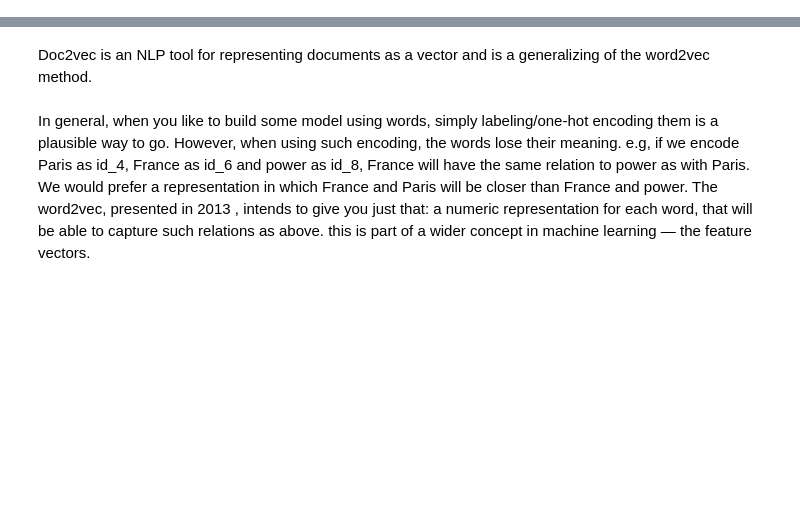
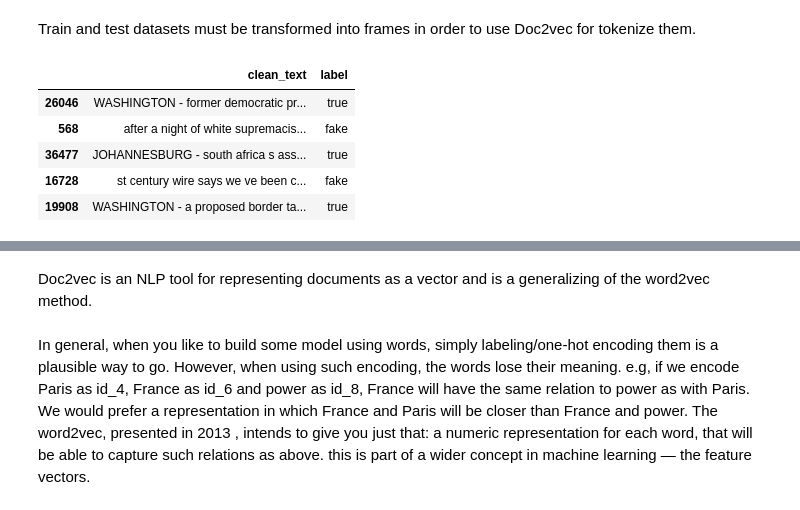
Before and after one commit to chriskal96/fake-news, a Jupyter notebook: LogisticRegression.ipynb, the cells around one changed output, grey strips where cells are left out. Saved outputs shown, nothing was run; the diff lists cells and outputs as text; code cells hidden in the pictures; blank space fills up the shorter version.

```diff
--- a/LogisticRegression.ipynb
+++ b/LogisticRegression.ipynb
@@ -64,0 +73,4 @@ train, test = train_test_split(df, test_size=0.3, random_state=42)
+# %%
+y = df['label'].to_frame()
+
+y.head(5)
@@ -64,0 +84,4 @@ train, test = train_test_split(df, test_size=0.3, random_state=42)
+# %%
+y[y['label'] == True] = 'true'
+y = y.squeeze() #convert the data-frame to array
+y.head(5)
@@ -64,0 +107,4 @@ train, test = train_test_split(df, test_size=0.3, random_state=42)
+# %%
+#sss: stratified shuffle split
+test_sss = StratifiedShuffleSplit(n_splits=5, test_size=0.15, random_state=0)
+test_sss
@@ -64,0 +117,11 @@ train, test = train_test_split(df, test_size=0.3, random_state=42)
+# %%
+#split in train-validation dataset and test dataset
+X_train_val, X_test, y_train_val, y_test = None, None, None, None
+
+#get the indexes for each dataset
+for train_index, test_index in test_sss.split(X, y):
+
+    print("TRAIN:", train_index[:10], "TEST:", test_index[:10])
+
+    X_train, X_test = X[train_index], X[test_index]
+    y_train, y_test = y[train_index], y[test_index]
@@ -64,0 +148,13 @@ train, test = train_test_split(df, test_size=0.3, random_state=42)
+# %% [markdown]
+Train and test datasets must be transformed into frames in order to use Doc2vec for tokenize them.
+# %%
+test = X_test.to_frame()
+test['label'] = y_test
+test.head(5)
+# %% [output]
+|  | clean_text | label |
+| 26046 | WASHINGTON - former democratic pr... | true |
+| 568 | after a night of white supremacis... | fake |
+| 36477 | JOHANNESBURG - south africa s ass... | true |
+| 16728 | st century wire says we ve been c... | fake |
+| 19908 | WASHINGTON - a proposed border ta... | true |
```
Also changed, not shown: parts of 50 cells of this notebook.
